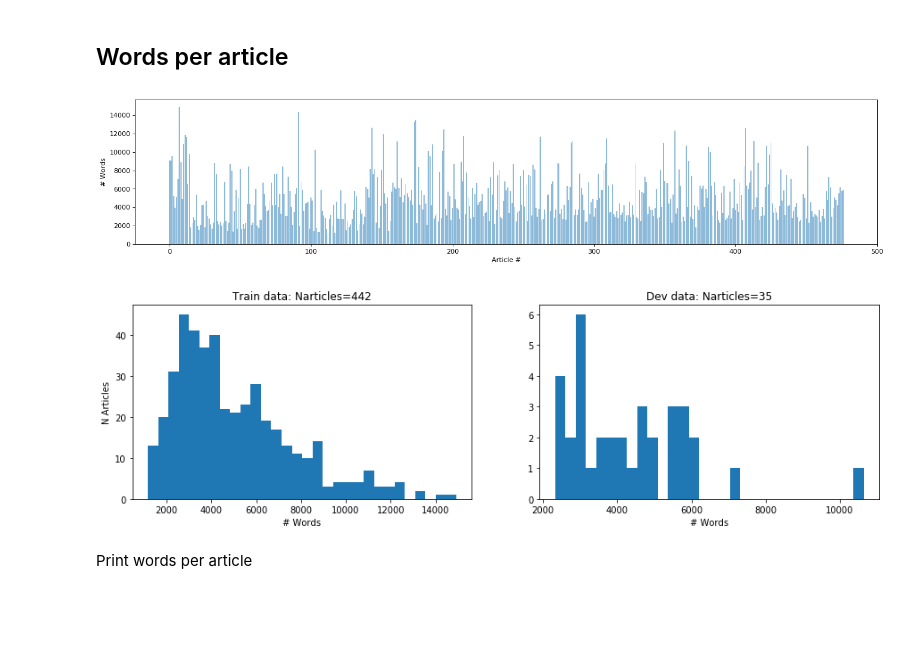
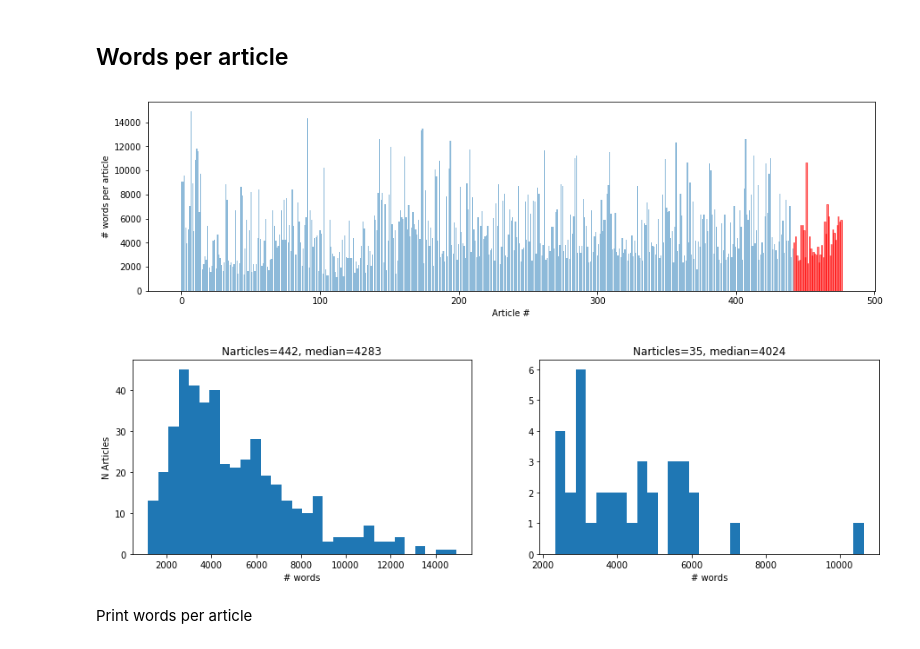
Before and after one commit to davestanley/mindpocket, a Jupyter notebook: play/data_EDA_SQuAD_stats.ipynb, the cells around one changed output. Saved outputs shown, nothing was run; the diff lists cells and outputs as text; code cells hidden in the pictures; blank space fills up the shorter version.

```diff
--- a/play/data_EDA_SQuAD_stats.ipynb
+++ b/play/data_EDA_SQuAD_stats.ipynb
@@ -89,31 +90,3 @@ plt.show()
 [figure]
 # %% [markdown]
 ## Words per article
-# %%
-# Number of words per article
-
-awords = []
-for a in art:
-    pwords = [len(p['context'].split()) for p in a['paragraphs']]
-    awords.append(sum(pwords))
-
-
-figure(num=None, figsize=(15, 4),facecolor='w', edgecolor='k')
-plt.bar(range(len(awords)), awords, align='center', alpha=0.5)
-plt.xlabel('Article #')
-plt.ylabel('# Words')
-plt.show()
-
-# figure(num=None, figsize=(15, 4), dpi=80, facecolor='w', edgecolor='k')
-f, (ax1, ax2) = plt.subplots(1, 2, sharey=False,figsize=(15, 4));
-ax1.hist(awords[0:Ntrain-1], bins=30);  # arguments are passed to np.histogram
-ax1.set_title("Train data: Narticles=" + str(Ntrain));
-ax1.set_ylabel('N Articles');
-ax1.set_xlabel('# Words');
-
-ax2.hist(awords[Ntrain:], bins=30);  # arguments are passed to np.histogram
-ax2.set_title("Dev data: Narticles=" + str(Ndev));
-ax2.set_xlabel('# Words');
-# %% [output]
-[figure, removed]
-[figure, removed]
@@ -120,3 +99,18 @@ ax2.set_xlabel('# Words');
+# %%
+
+myvar = awords
+varname = '# words'
+
+# Plot bargraph
+plotbar_train_dev(myvar,Ntrain,Ndev,varname,xlabel='Article #')
+# %% [output]
+[figure, added]
+# %%
+
+# Plot histogram
+plothist_train_dev(myvar,Ntrain,Ndev,varname,ylabel='N Articles')
+# %% [output]
+[figure, added]
 # %% [markdown]
 Print words per article
 # %%
```
Also changed, not shown: parts of 2 cells of this notebook, 3 other files.
